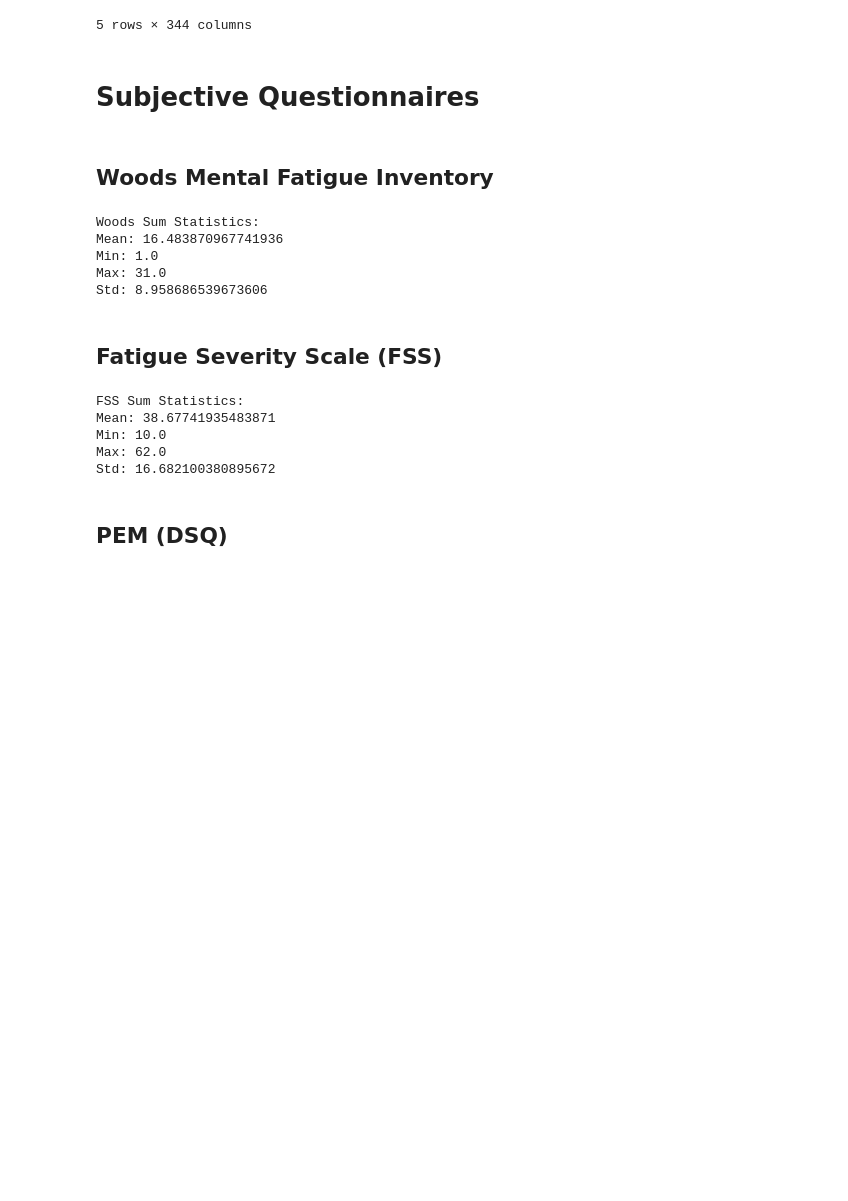
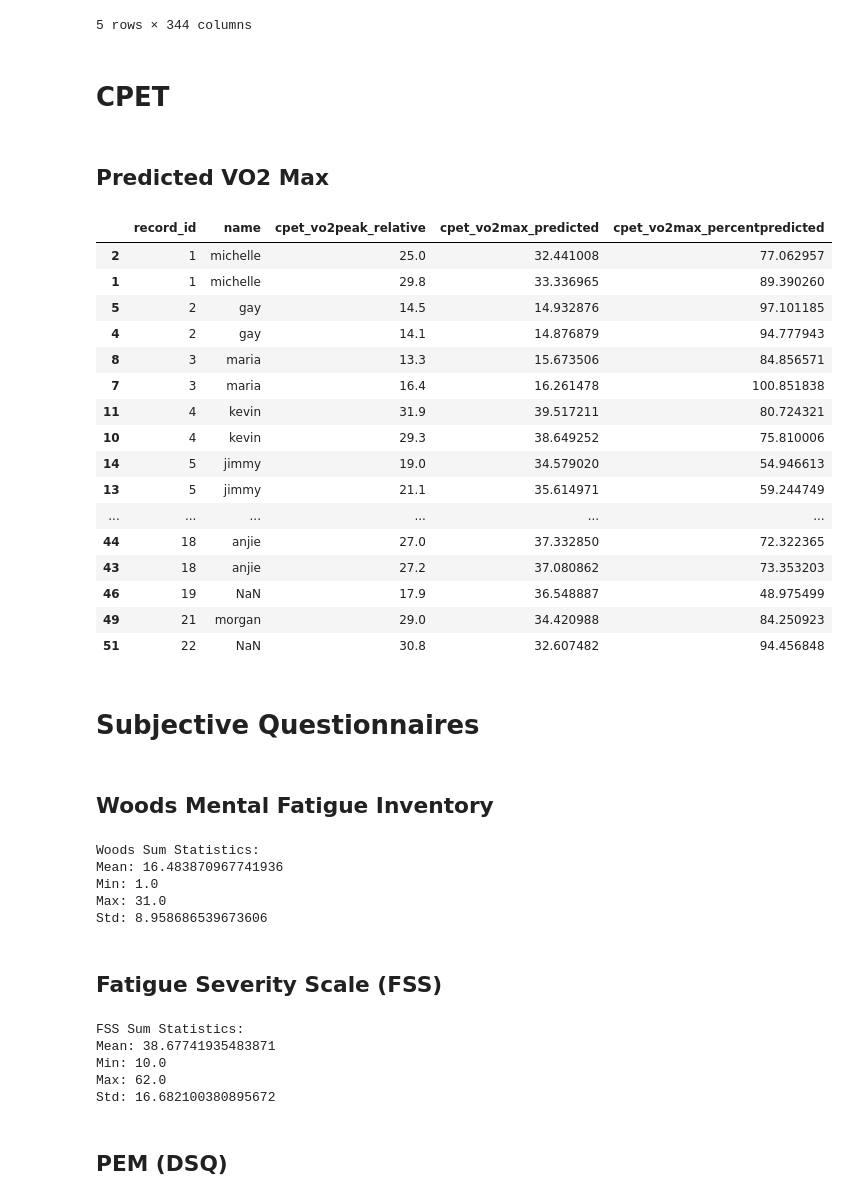
Before and after one commit to orthopedics20/longcovid, a Jupyter notebook: data-cleaning.ipynb, the cells around one changed output. Drawn from its saved outputs; the diff is of its cells as text; code cells hidden in the pictures; blank space fills up the shorter version.

Commit message:
added predicted vo2max

```diff
--- a/data-cleaning.ipynb
+++ b/data-cleaning.ipynb
@@ -86,6 +86,9 @@ redcap = redcap.drop(columns=['redcap_event_name', 'redcap_repeat_instance'])
 
 # Remove all columns that end with '_complete'
 redcap = redcap.loc[:, ~redcap.columns.str.endswith('_complete')]
+
+# Remove all columns that end with '_csv'
+redcap = redcap.loc[:, ~redcap.columns.str.endswith('_csv')]
 # %%
 
 # Export the cleaned DataFrame to a new CSV file
@@ -255,6 +258,47 @@ redcap.head()
 | 4 | 2 | 1.0 | 0.0 | 2.0 | 2.0 | NaN | NaN | ... |
 | 8 | 3 | 1.0 | 1.0 | 4.0 | 4.0 | 1976-11-24 | Female | ... |
 5 rows × 344 columns
+# %% [markdown]
+# CPET
+# %% [markdown]
+## Predicted VO2 Max
+# %%
+# Convert kilograms to pounds
+redcap['data_pounds'] = redcap['data_kilograms'] * 2.20462
+
+
+# https://www.sciencedirect.com/science/article/abs/pii/S0033062017300476 (also https://www.ajconline.org/article/S0002-9149(17)30873-1/abstract)
+redcap['cpet_vo2max_predicted'] = (
+    79.9
+    - (0.39 * redcap['data_age'])
+    - (13.7 * redcap['subject_female'])
+    - (0.127 * redcap['data_pounds'])
+)
+
+# Percent of predicted VO2 max
+redcap['cpet_vo2max_percentpredicted'] = (
+    redcap['cpet_vo2peak_relative'] / redcap['cpet_vo2max_predicted']
+) * 100
+# %%
+redcap[['record_id', 'name', 'cpet_vo2peak_relative', 'cpet_vo2max_predicted', 'cpet_vo2max_percentpredicted']].head(30)
+# %% [output]
+|  | record_id | name | cpet_vo2peak_relative | cpet_vo2max_predicted | cpet_vo2max_percentpredicted |
+| 2 | 1 | michelle | 25.0 | 32.441008 | 77.062957 |
+| 1 | 1 | michelle | 29.8 | 33.336965 | 89.390260 |
+| 5 | 2 | gay | 14.5 | 14.932876 | 97.101185 |
+| 4 | 2 | gay | 14.1 | 14.876879 | 94.777943 |
+| 8 | 3 | maria | 13.3 | 15.673506 | 84.856571 |
+| 7 | 3 | maria | 16.4 | 16.261478 | 100.851838 |
+| 11 | 4 | kevin | 31.9 | 39.517211 | 80.724321 |
+| 10 | 4 | kevin | 29.3 | 38.649252 | 75.810006 |
+| 14 | 5 | jimmy | 19.0 | 34.579020 | 54.946613 |
+| 13 | 5 | jimmy | 21.1 | 35.614971 | 59.244749 |
+| ... | ... | ... | ... | ... | ... |
+| 44 | 18 | anjie | 27.0 | 37.332850 | 72.322365 |
+| 43 | 18 | anjie | 27.2 | 37.080862 | 73.353203 |
+| 46 | 19 | NaN | 17.9 | 36.548887 | 48.975499 |
+| 49 | 21 | morgan | 29.0 | 34.420988 | 84.250923 |
+| 51 | 22 | NaN | 30.8 | 32.607482 | 94.456848 |
 # %% [markdown]
 # Subjective Questionnaires
 # %% [markdown]
```
Also changed, not shown: parts of 1 cell of this notebook, 3 other files.
